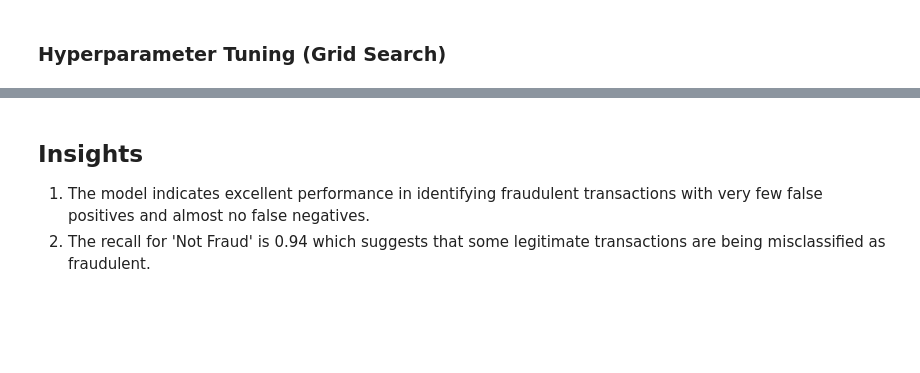
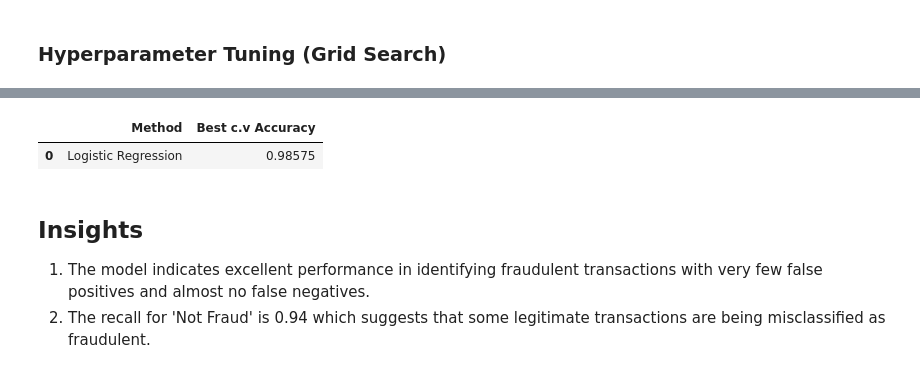
Before and after one commit to JoshMusira/-Fastag-fraud-detection, a Jupyter notebook: Machine Learning.ipynb, the cells around one changed output, grey strips where cells are left out. Drawn from its saved outputs; the diff is of its cells as text; code cells hidden in the pictures; blank space fills up the shorter version.

```diff
--- a/Machine Learning.ipynb
+++ b/Machine Learning.ipynb
@@ -128,3 +128,10 @@ weighted avg       0.99      0.99      0.99      1000
+# %%
+lr_results = pd.DataFrame(['Logistic Regression', grid_search.best_score_]).transpose()
+lr_results.columns = ['Method', 'Best c.v Accuracy']
+lr_results
+# %% [output]
+|  | Method | Best c.v Accuracy |
+| 0 | Logistic Regression | 0.98575 |
 # %% [markdown]
 ## Insights
 1. The model indicates excellent performance in identifying fraudulent transactions with very few false positives and almost no false negatives.
```
Also changed, not shown: parts of 40 cells of this notebook, 3 other files.
